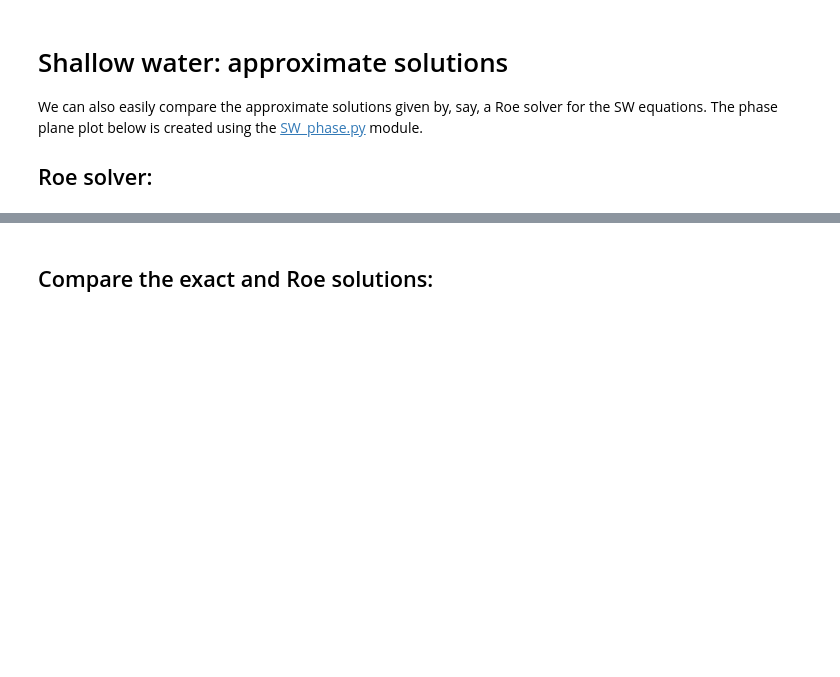
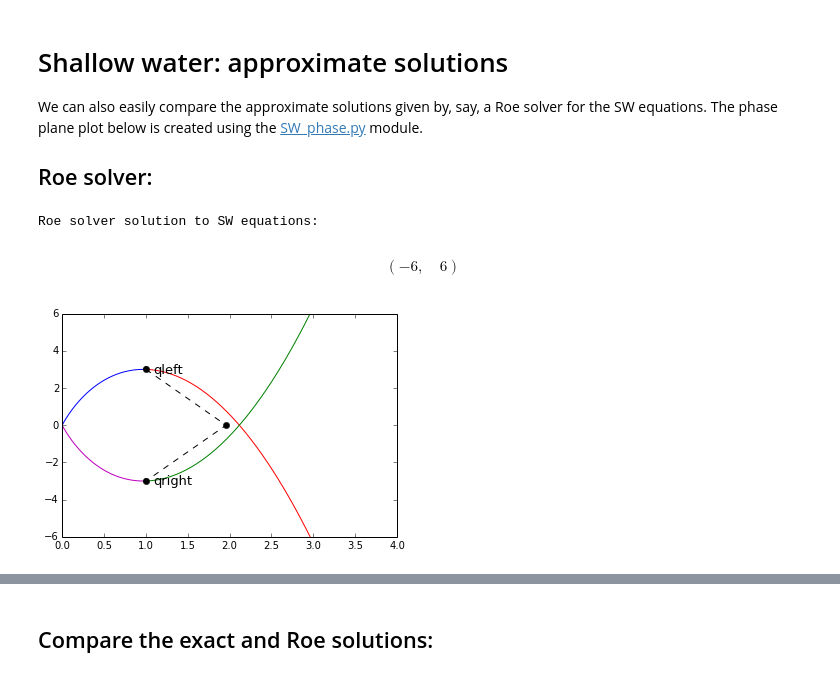
Before and after one commit to xinshengqin/am574-class, a Jupyter notebook: labs/lab8/shallow_1d_example1/SW_riemann_tester.ipynb, the cells around one changed output, grey strips where cells are left out. Saved outputs shown, nothing was run; the diff lists cells and outputs as text; code cells hidden in the pictures; blank space fills up the shorter version.

```diff
--- a/labs/lab8/shallow_1d_example1/SW_riemann_tester.ipynb
+++ b/labs/lab8/shallow_1d_example1/SW_riemann_tester.ipynb
@@ -40,21 +48,27 @@ We can also easily compare the approximate solutions given by, say, a Roe solver
 # %%
 solver = riemann.shallow_1D_py.shallow_roe_1D
 num_eqn = riemann.shallow_1D_py.num_eqn
 
 problem_data = {}
 problem_data['grav'] = grav
 problem_data['efix'] = False
 
 print "Roe solver solution to SW equations:"
-states, s, roe_eval = riemann_tools.riemann_solution(num_eqn,solver,q_l,q_r,problem_data=problem_data)
+#states, s, roe_eval = riemann_tools.riemann_solution(num_eqn,solver,q_l,q_r,problem_data=problem_data)
+#I think in 5.3.1, the order of arguments for riemann_solution() has changed
+states, s, roe_eval = riemann_tools.riemann_solution(solver,q_l,q_r,problem_data=problem_data)
 
 #riemann_tools.plot_phase(states)
 
 plt.figure()
 SW_phase.phase_plane_curves(q_l[0],q_l[1],'qleft',1)
 SW_phase.phase_plane_curves(q_r[0],q_r[1],'qright',2)
 plt.plot(states[0,:],states[1,:],'k--o')
 plt.xlim(0,4)
 plt.ylim(-6,6)
+# %% [output]
+Roe solver solution to SW equations:
+$$\left ( -6, \quad 6\right )$$
+[figure, added]
 # %%
 plot_function = riemann_tools.make_plot_function(states,s,roe_eval)
```
Also changed, not shown: parts of 6 cells of this notebook.
